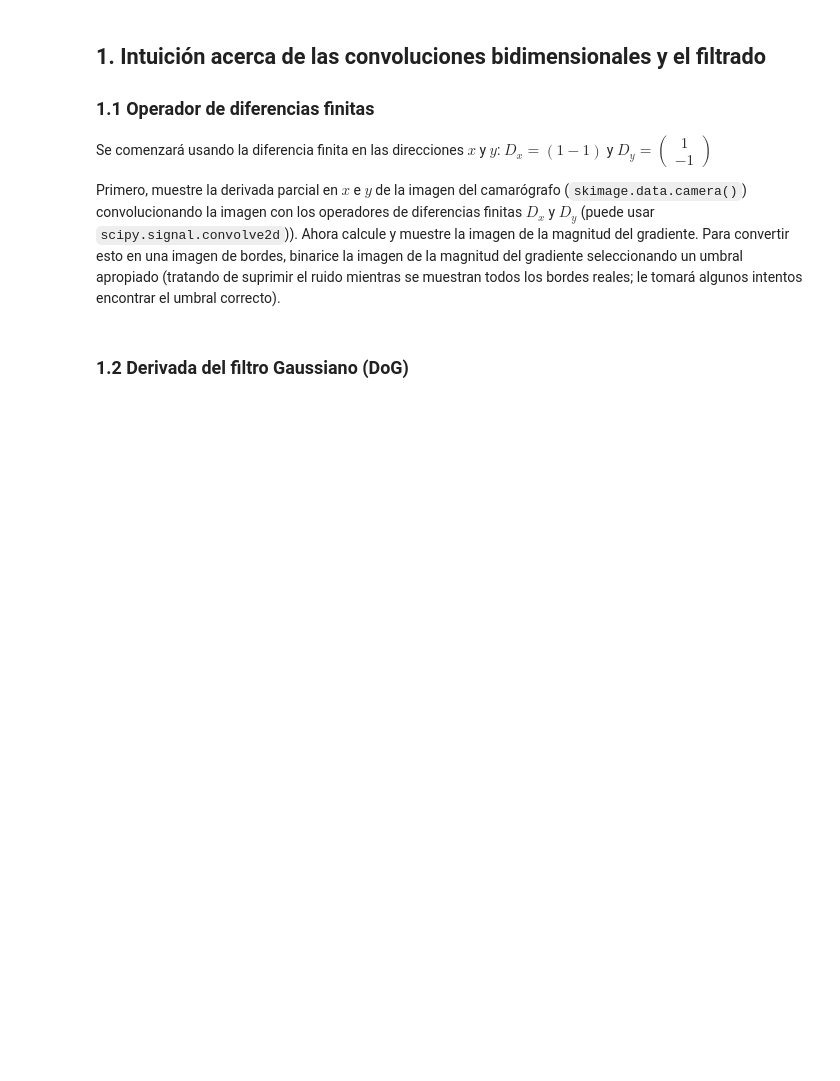
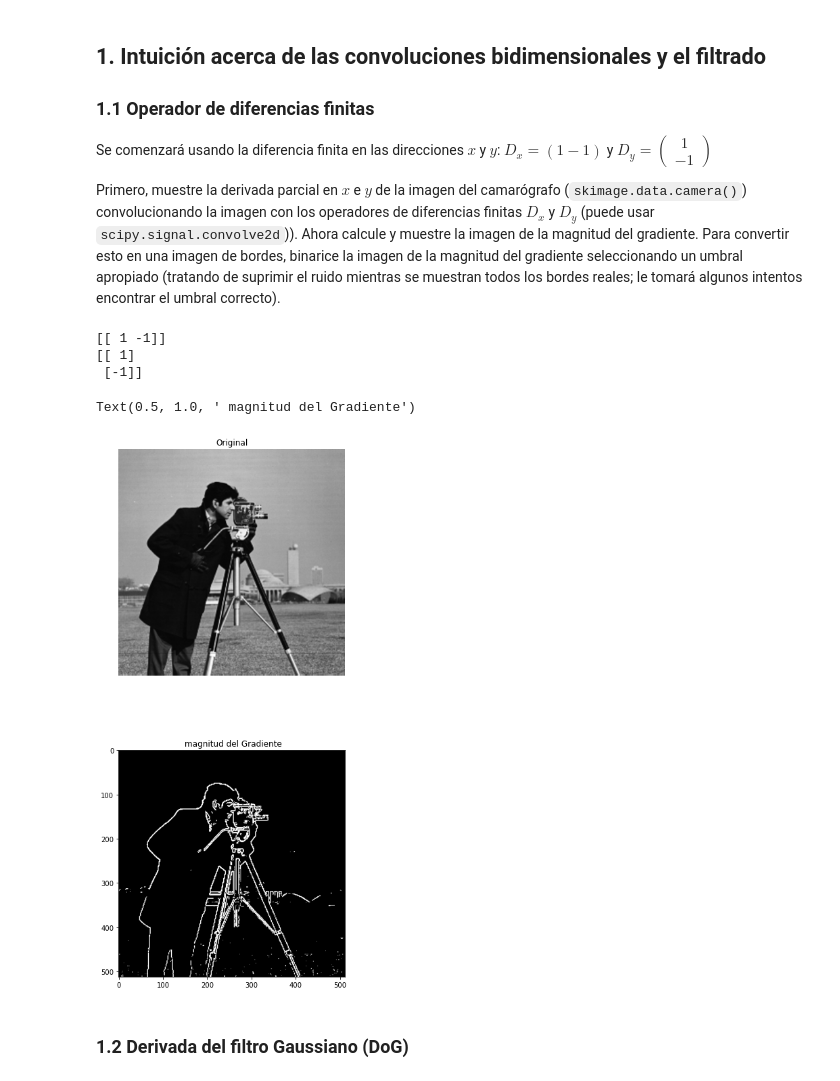
Before and after one commit to juanksRuiz/Vision_por_computador, a Jupyter notebook: Proyecto1B/Proyecto1B.ipynb, the cells around one changed output. Saved outputs shown, nothing was run; the diff lists cells and outputs as text; code cells hidden in the pictures; blank space fills up the shorter version.

Commit message:
Imagenes de proyecto 1

```diff
--- a/Proyecto1B/Proyecto1B.ipynb
+++ b/Proyecto1B/Proyecto1B.ipynb
@@ -15,3 +26,32 @@ Primero, muestre la derivada parcial en $x$ e $y$ de la imagen del camarógrafo
+# %%
+Dx = np.array([[1, -1]])
+Dy = np.array([[1],[-1]])
+print(Dx)
+print(Dy)
+# %% [output]
+[[ 1 -1]]
+[[ 1]
+ [-1]]
+# %%
+astronauta = data.camera()
+grad_x = signal.convolve2d(astronauta, Dx,mode='same')
+grad_y = signal.convolve2d(astronauta, Dy,mode='same')
+
+grad = np.sqrt(grad_x**2 + grad_y**2)
+
+umbral = 32
+grad[grad < umbral] = 0
+grad[grad >= umbral] = 255
+# %%
+fig, (ax_orig, ax_mag) = plt.subplots(2, 1, figsize=(6, 15))
+ax_orig.imshow(astronauta, cmap='gray')
+ax_orig.set_title('Original')
+ax_orig.set_axis_off()
+ax_mag.imshow(np.absolute(grad), cmap='gray')
+ax_mag.set_title(' magnitud del Gradiente')
+# %% [output]
+Text(0.5, 1.0, ' magnitud del Gradiente')
+[figure, added]
 # %% [markdown]
 ### 1.2 Derivada del filtro Gaussiano (DoG)
 # %% [markdown]
```
Also changed, not shown: parts of 56 cells of this notebook, 6 other files.
